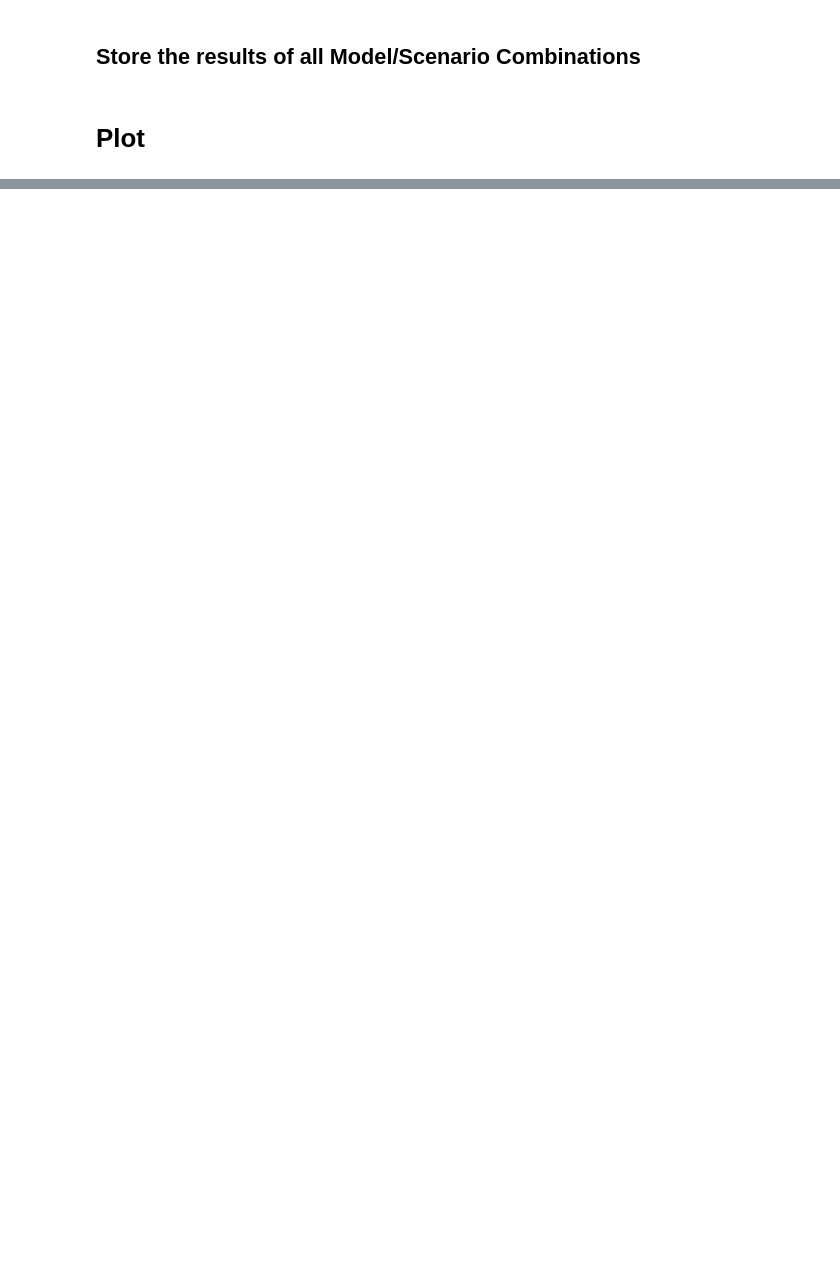
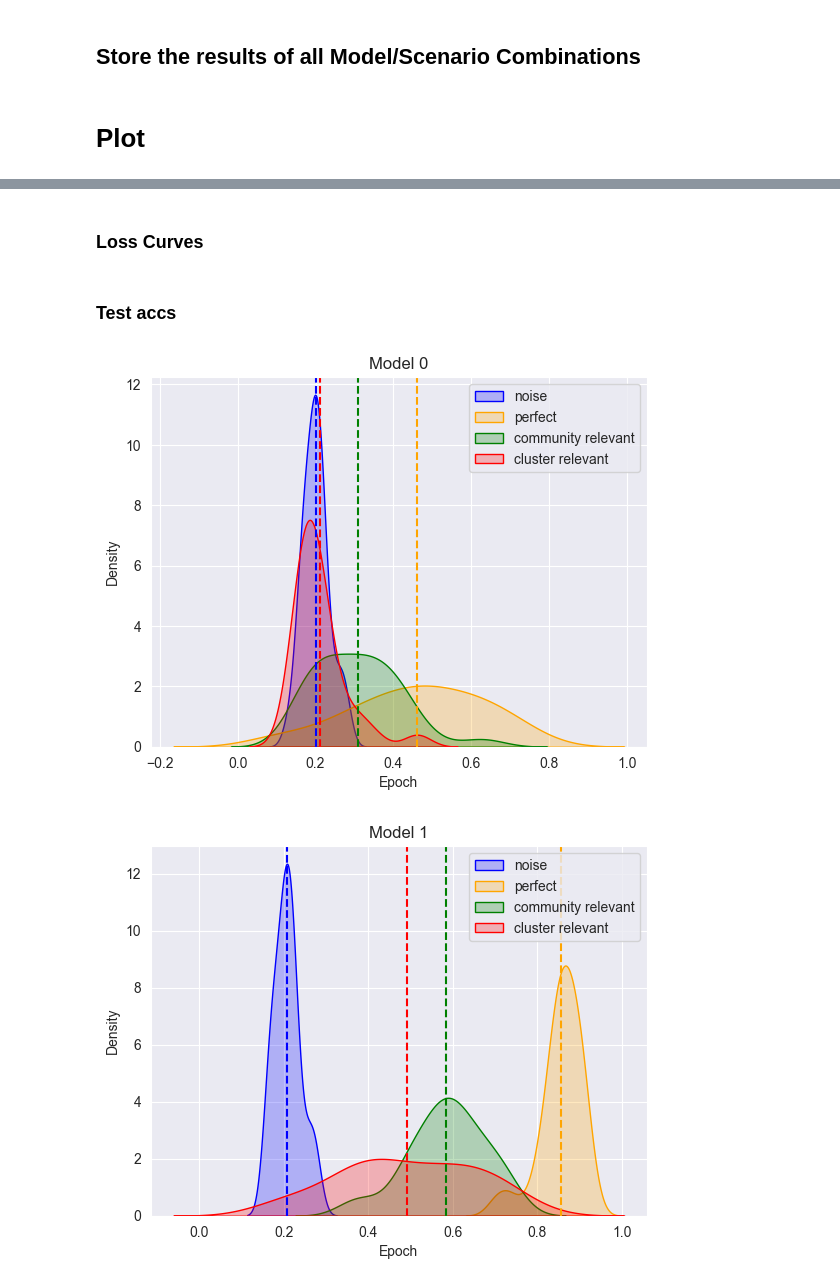
Before and after one commit to FisnikZogaj/MA, a Jupyter notebook: eval.ipynb, the cells around one changed output, grey strips where cells are left out. Drawn from its saved outputs; the diff is of its cells as text; code cells hidden in the pictures; blank space fills up the shorter version.

```diff
--- a/eval.ipynb
+++ b/eval.ipynb
@@ -111,0 +86,52 @@ plt.show()
+# %% [markdown]
+### Loss Curves
+# %%
+for i, model in enumerate([[res_gcn_noise, res_gcn_perfect, res_gcn_com, res_gcn_feat], #  GCN
+                           [res_gat_noise, res_gat_perfect, res_gat_com, res_gat_feat], #  GAT
+                           [res_sage_noise, res_sage_perfect, res_sage_com, res_sage_feat]]): #  SAGE
+
+    labels = ['noise', 'perfect', "community relevant", "cluster relevant"]
+    colors = ['blue', 'orange', 'green', "red"]
+
+
+    plt.figure()
+    for target, label, color in zip(model, labels, colors):
+        plot_with_confidence_interval(target, color)
+        plt.plot([], [], color=color, label=label)
+
+
+    plt.xlabel('Epoch')
+    plt.ylabel('Average Loss at Epoch')
+    plt.title(i)
+    plt.legend(loc='upper right')
+    plt.show()
+# %% [markdown]
+### Test accs
+# %%
+def plot_acc_kde(target, color, label):
+    test_accs = np.array([lp["test_accuracy"] for lp in target])
+    avg_acc = np.mean(test_accs)
+    sns.kdeplot(test_accs, color=color, label=label, fill=True)  # Use kdeplot for density estimation
+    plt.axvline(x=avg_acc, color=color, linestyle='--')
+    print("Mean: ",np.round(avg_acc, 3))
+    print("Std.dev: ",np.round(avg_acc, 3))
+
+for i, model in enumerate([[res_gcn_noise, res_gcn_perfect, res_gcn_com, res_gcn_feat],  # GCN
+                           [res_gat_noise, res_gat_perfect, res_gat_com, res_gat_feat],  # GAT
+                           [res_sage_noise, res_sage_perfect, res_sage_com, res_sage_feat]]):  # SAGE
+
+    labels = ['noise', 'perfect', "community relevant", "cluster relevant"]
+    colors = ['blue', 'orange', 'green', "red"]
+
+    plt.figure()
+    for target, label, color in zip(model, labels, colors):
+        plot_acc_kde(target, color, label)  # Call kde plot function for each target
+
+    plt.xlabel('Epoch')
+    plt.ylabel('Density')
+    plt.title(f'Model {i}')  # More informative title
+    plt.legend(loc='upper right')
+    plt.show()
+# %% [output]
+[figure, added]
+[figure, added]
```
Also changed, not shown: parts of 9 cells of this notebook, 6 other files.
